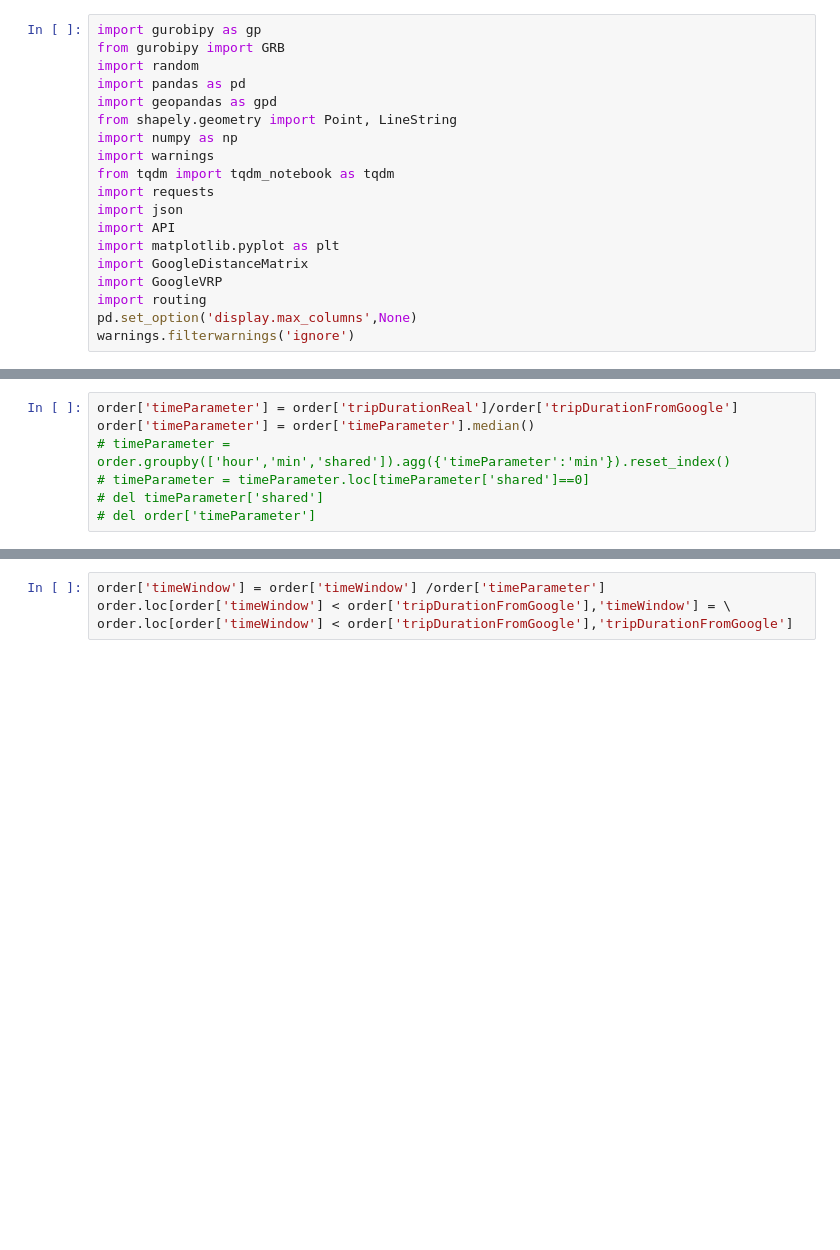
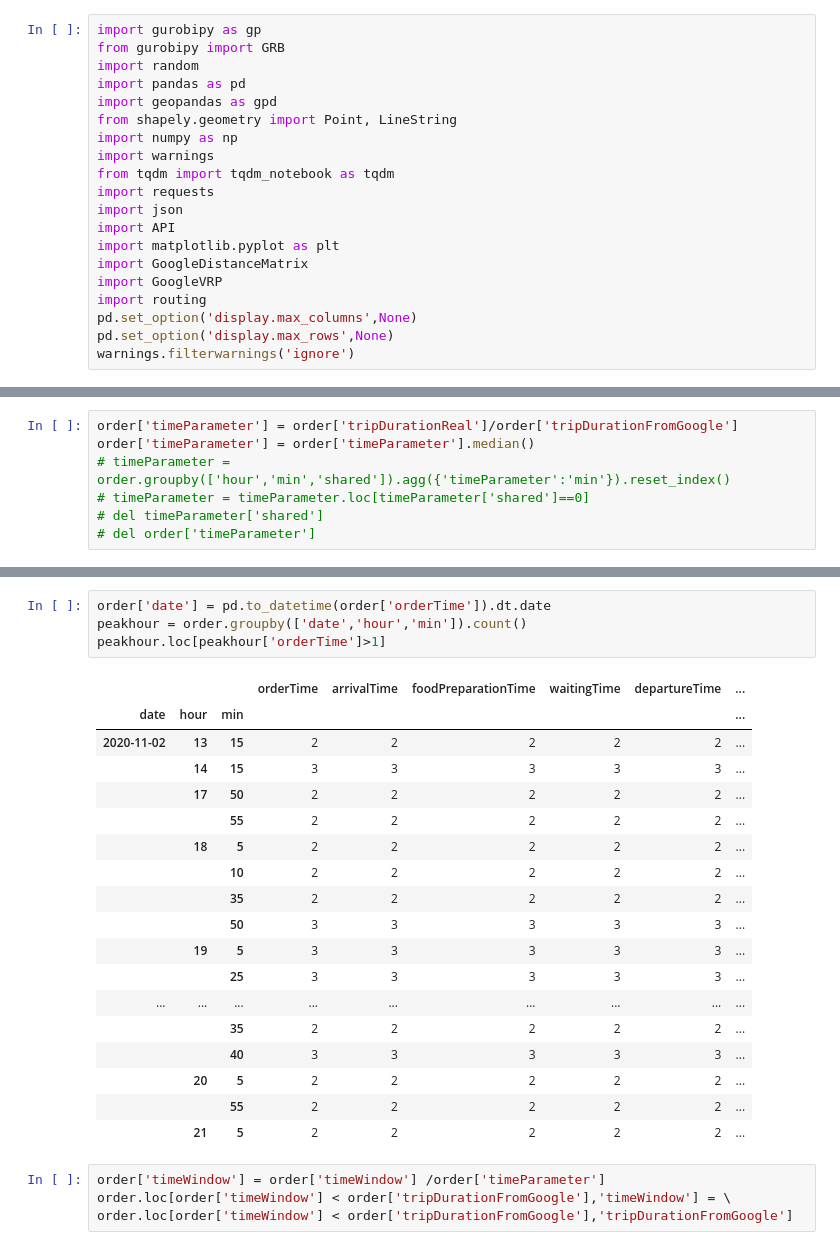
Before and after one commit to Mingyi1995/FoodDeliveryRidesharing, a Jupyter notebook: StaticAssign_5min_TW.ipynb, the cells around one changed output, grey strips where cells are left out. Saved outputs shown, nothing was run; the diff lists cells and outputs as text; blank space fills up the shorter version.

```diff
--- a/StaticAssign_5min_TW.ipynb
+++ b/StaticAssign_5min_TW.ipynb
@@ -16,6 +16,7 @@ import GoogleDistanceMatrix
 import GoogleVRP
 import routing
 pd.set_option('display.max_columns',None)
+pd.set_option('display.max_rows',None)
 warnings.filterwarnings('ignore')
 # %% [markdown]
 # Current shared
@@ -286,3 +268,26 @@ order.sort_values(by=['timeParameter'])
+# %%
+order['date'] = pd.to_datetime(order['orderTime']).dt.date
+peakhour = order.groupby(['date','hour','min']).count()
+peakhour.loc[peakhour['orderTime']>1]
+# %% [output]
+|  |  |  | orderTime | arrivalTime | foodPreparationTime | waitingTime | departureTime | ... |
+| date | hour | min |  |  |  |  |  | ... |
+| 2020-11-02 | 13 | 15 | 2 | 2 | 2 | 2 | 2 | ... |
+|  | 14 | 15 | 3 | 3 | 3 | 3 | 3 | ... |
+|  | 17 | 50 | 2 | 2 | 2 | 2 | 2 | ... |
+|  |  | 55 | 2 | 2 | 2 | 2 | 2 | ... |
+|  | 18 | 5 | 2 | 2 | 2 | 2 | 2 | ... |
+|  |  | 10 | 2 | 2 | 2 | 2 | 2 | ... |
+|  |  | 35 | 2 | 2 | 2 | 2 | 2 | ... |
+|  |  | 50 | 3 | 3 | 3 | 3 | 3 | ... |
+|  | 19 | 5 | 3 | 3 | 3 | 3 | 3 | ... |
+|  |  | 25 | 3 | 3 | 3 | 3 | 3 | ... |
+| ... | ... | ... | ... | ... | ... | ... | ... | ... |
+|  |  | 35 | 2 | 2 | 2 | 2 | 2 | ... |
+|  |  | 40 | 3 | 3 | 3 | 3 | 3 | ... |
+|  | 20 | 5 | 2 | 2 | 2 | 2 | 2 | ... |
+|  |  | 55 | 2 | 2 | 2 | 2 | 2 | ... |
+|  | 21 | 5 | 2 | 2 | 2 | 2 | 2 | ... |
 # %%
 order['timeWindow'] = order['timeWindow'] /order['timeParameter']
 order.loc[order['timeWindow'] < order['tripDurationFromGoogle'],'timeWindow'] = \
```
Also changed, not shown: parts of 43 cells of this notebook.
